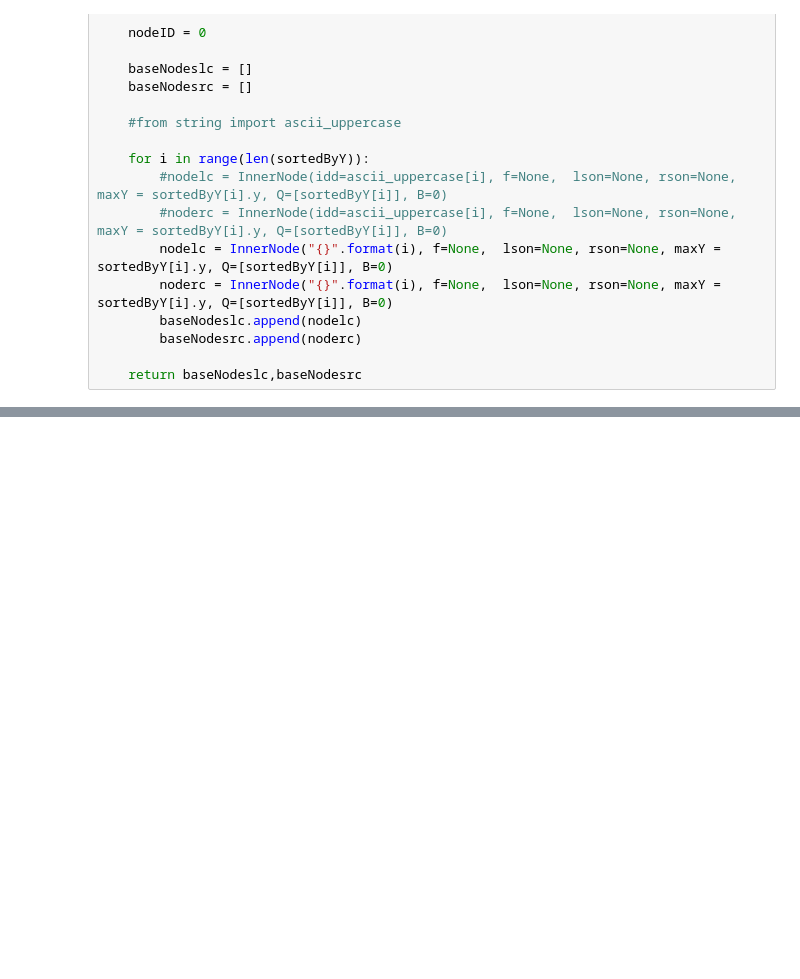
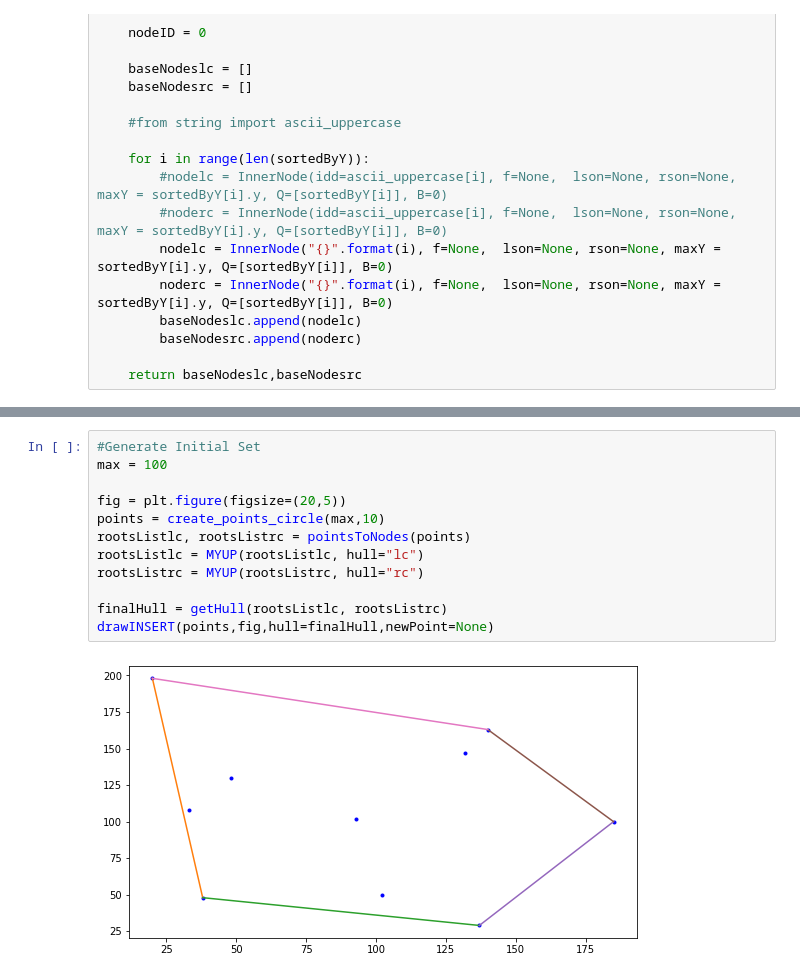
Before and after one commit to FloHimself5/BA, a Jupyter notebook: DynamicConvexHull.ipynb, the cells around one changed output, grey strips where cells are left out. Drawn from its saved outputs; the diff is of its cells as text; blank space fills up the shorter version.

```diff
--- a/DynamicConvexHull.ipynb
+++ b/DynamicConvexHull.ipynb
@@ -1369,0 +1336,14 @@ drawINSERT(points,fig,hull=finalHull,newPoint=None)
+# %%
+#Generate Initial Set
+max = 100
+
+fig = plt.figure(figsize=(20,5))
+points = create_points_circle(max,10)
+rootsListlc, rootsListrc = pointsToNodes(points)
+rootsListlc = MYUP(rootsListlc, hull="lc")
+rootsListrc = MYUP(rootsListrc, hull="rc")
+
+finalHull = getHull(rootsListlc, rootsListrc)
+drawINSERT(points,fig,hull=finalHull,newPoint=None)
+# %% [output]
+[figure, added]
```
Also changed, not shown: parts of 16 cells of this notebook.
